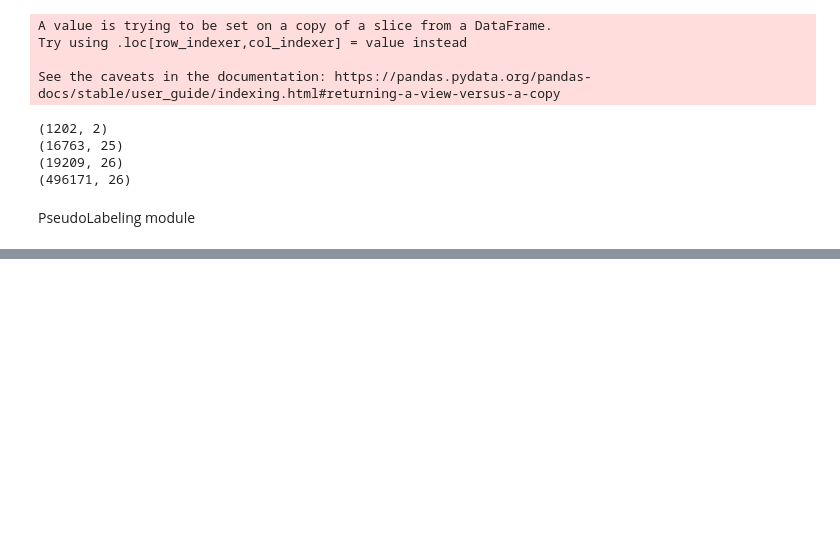
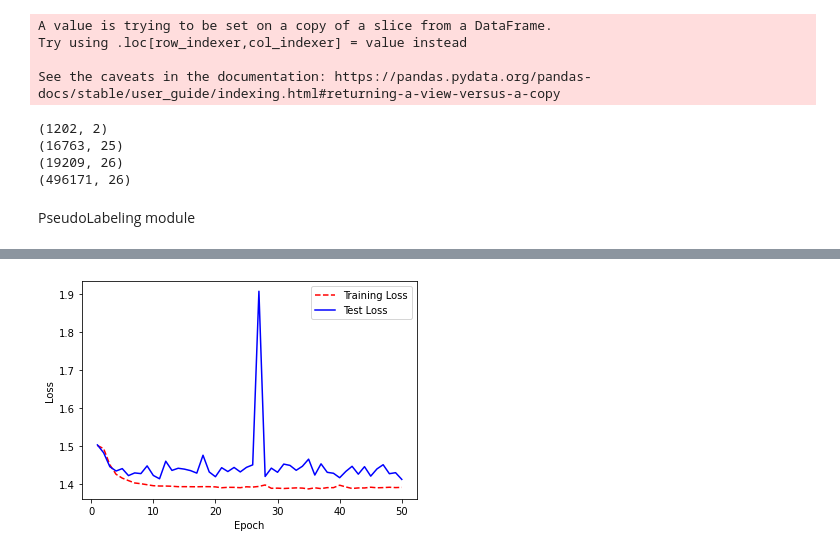
Before and after one commit to AmirKhak/Sleep-classifier, a Jupyter notebook: Self-Supervised Learning/PseudoLabeling.ipynb, the cells around one changed output, grey strips where cells are left out. Cells and saved outputs as stored; diff of their text form; code cells hidden in the pictures; blank space fills up the shorter version.

```diff
--- a/Self-Supervised Learning/PseudoLabeling.ipynb
+++ b/Self-Supervised Learning/PseudoLabeling.ipynb
@@ -238,3 +238,21 @@ See the caveats in the documentation: https://pandas.pydata.org/pandas-docs/stab
 (496171, 26)
 # %% [markdown]
 PseudoLabeling module
+# %%
+experience = 1
+
+features_dir = os.path.join(root_dir, "18 participants/AX3/TransformedData" + str(experience))
+file_name = os.path.join(features_dir, "Labelled")
+
+def encode_sleep_stage(val):
+  arr = {'N1':0, 'N2':1, 'N3':2, 'REM':3, 'Wake':4, 'Artefact':np.NaN, 'A':np.NaN}
+  return arr[val]
+
+def encode_sleep_state(val):
+  arr = {'N1':0, 'N2':1, 'N3':2, 'REM':3, 'Wake':4, 'Artefact':np.NaN, 'A':np.NaN}
+  return arr[val]
+
+dataset = pd.read_pickle(file_name)
+dataset['Sleep State'] = dataset['Sleep State'].apply(lambda x: encode_sleep_stage(x))
+dataset['Sleep State'] = pd.Series(np.array(dataset['Sleep State'])).interpolate()
+dataset['Sleep State'] = np.array(dataset['Sleep State'].replace(to_replace = np.nan, value=4), dtype=np.int64)
@@ -262,0 +268,76 @@ clf = svm.SVC(gamma=0.0001, c = 1)
+# %%
+n = dataset.shape[0]
+train_ratio = 0.9
+separate_id = int(n * train_ratio)
+
+labels = np.zeros((n,5))
+
+for i in range(n):
+  label = dataset.iloc[i]['Sleep State']
+  labels[i][label] = 1
+
+print(dataset['Sleep State'].value_counts())
+dataset = dataset.drop(['Label', 'Sleep State'], axis=1)
+dataset += 0.001
+dataset = np.array(dataset)
+
+dataset = dataset.reshape((dataset.shape[0], dataset.shape[1], 1, 1))
+
+x_train = dataset[:separate_id]
+y_train = labels[:separate_id]
+
+x_test = dataset[separate_id:]
+y_test = labels[separate_id:]
+
+print(dataset.shape)
+#print(dataset[0])
+print(labels.shape)
+
+from keras.models import Sequential
+from keras.layers import Dense, Conv2D, Flatten, MaxPooling2D
+#create model
+model = Sequential()
+#add model layers
+model.add(Conv2D(24, kernel_size=(1,1), activation='relu', input_shape=(dataset.shape[1],1,1)))
+#model.add(MaxPooling2D((1,1)))
+model.add(Conv2D(16, kernel_size=(1,1), activation='relu'))
+model.add(Flatten())
+model.add(Dense(10, activation='sigmoid'))
+model.add(Dense(5, activation='softmax'))
+
+from tensorflow.keras.optimizers import SGD
+from tensorflow.keras.optimizers import Adam
+sgd = SGD(learning_rate=0.01)
+rms = RMSprop(learning_rate=0.003)
+adam = Adam(learning_rate=0.003, epsilon=0.01)
+model.compile(optimizer=rms,
+                loss='categorical_crossentropy',
+                metrics=['accuracy'])
+
+model.fit(x_train, y_train, batch_size=10 ,validation_data=(x_test, y_test), epochs=50)
+
+def plot_graph(x, y, z, x_label, y_label, legends, figsize=(7,7)):
+  plt.plot(z, x, 'r--')
+  plt.plot(z, y, 'b-')
+  plt.legend(legends)
+  plt.xlabel(x_label)
+  plt.ylabel(y_label)
+  plt.figure(figsize=figsize)
+  plt.show();
+
+history = model.history
+
+# Get training and test loss histories
+training_loss = history.history['loss']
+test_loss = history.history['val_loss']
+
+# Get training and test loss histories
+accuracy = history.history['accuracy']
+val_accuracy = history.history['val_accuracy']
+
+# Create count of the number of epochs
+epoch_count = range(1, len(training_loss) + 1)
+
+plot_graph(training_loss, test_loss, epoch_count, 'Epoch', 'Loss', ['Training Loss', 'Test Loss'])
+plot_graph(accuracy, val_accuracy, epoch_count, 'Epoch', 'Accuracy', ['Accuracy', 'Test Accuracy'])
+# %% [output]
@@ -262,0 +361 @@ clf = svm.SVC(gamma=0.0001, c = 1)
+[figure, added]
```
Also changed, not shown: parts of 13 cells of this notebook.
